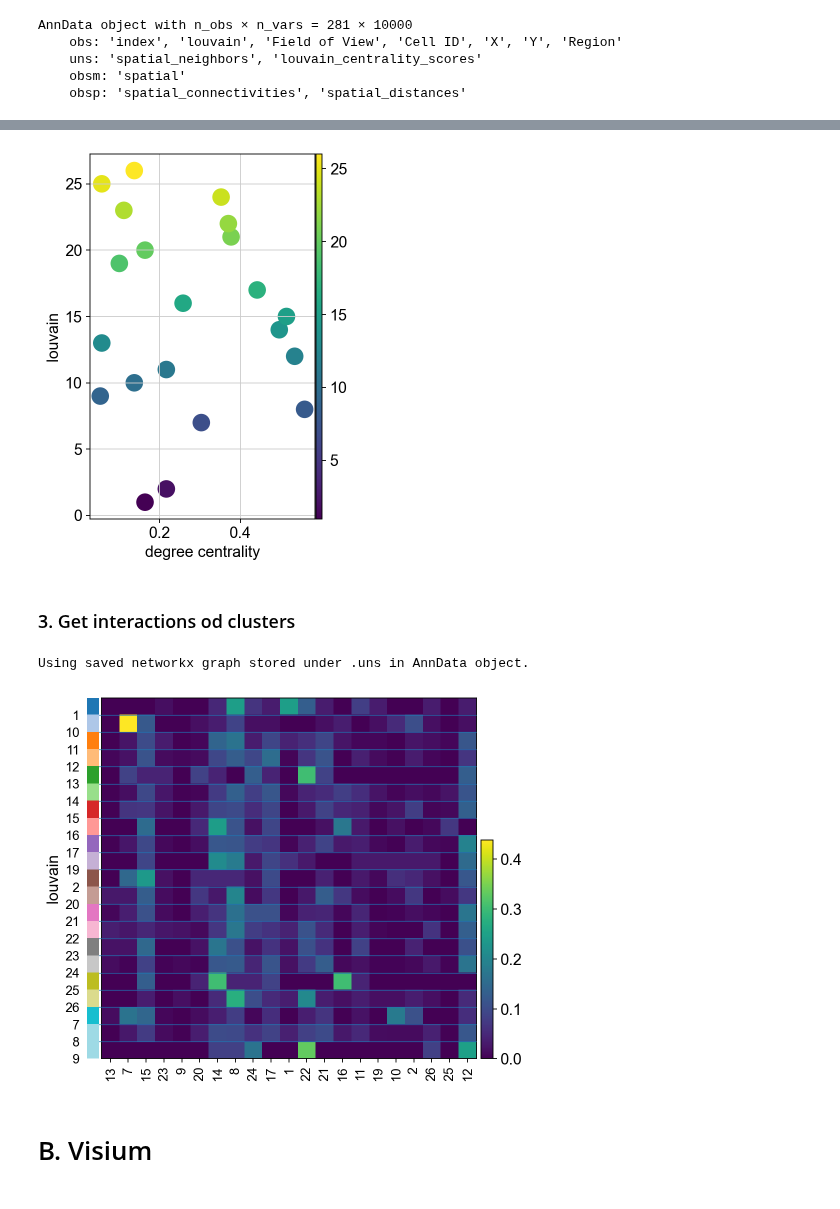
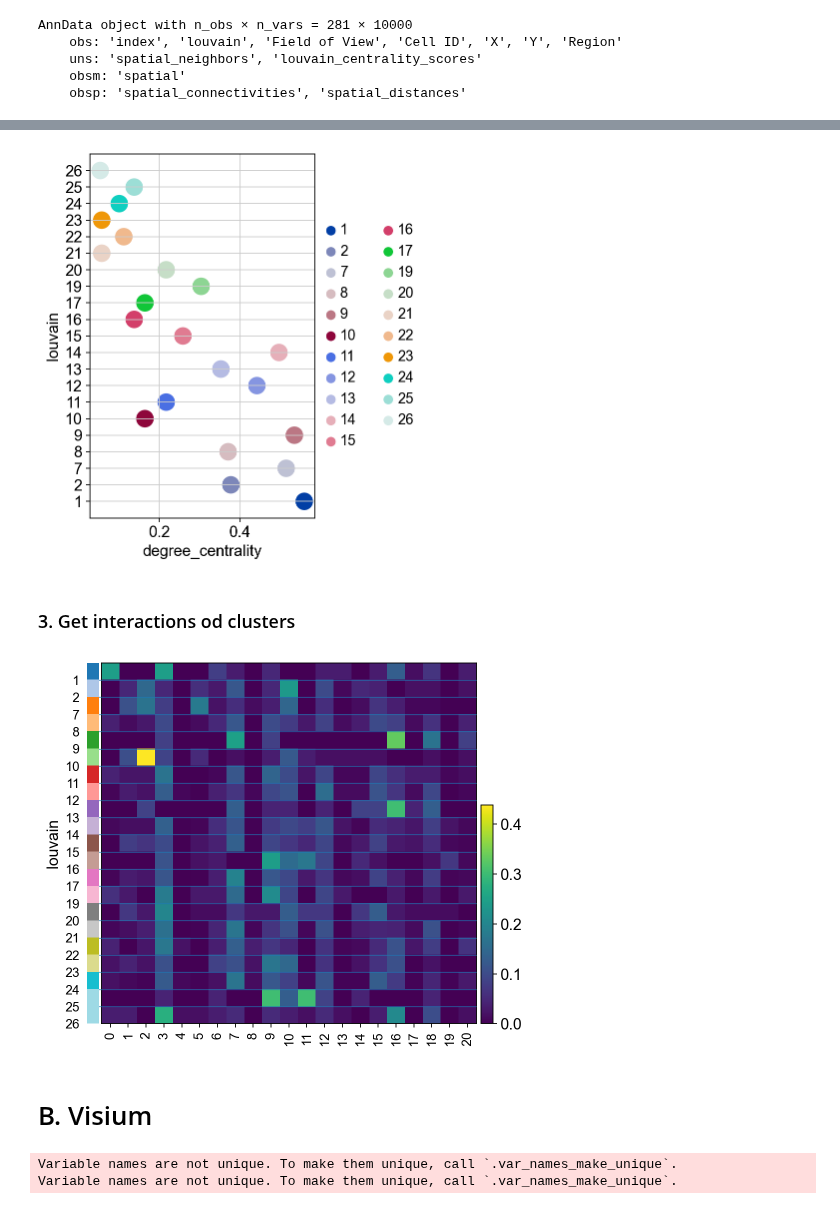
Before and after one commit to scverse/squidpy, a Jupyter notebook: notebooks/centrality_measures.ipynb, the cells around one changed output, grey strips where cells are left out. Drawn from its saved outputs; the diff is of its cells as text; code cells hidden in the pictures.

Commit message:
update scanpy plotting functionalities

```diff
--- a/notebooks/centrality_measures.ipynb
+++ b/notebooks/centrality_measures.ipynb
@@ -93,16 +59,14 @@ ValueError: Key louvain could be found in both .var_names and .obs.columns
 # %%
-pl.centrality_scores(adata_svz_5, selected_score='degree centrality')
+pl.centrality_scores(adata_svz_5, 'louvain', selected_score='degree_centrality')
 # %% [output]
-[figure, old version]
+[figure, new version]
 # %% [markdown]
 ### 3. Get interactions od clusters
 # %%
-graph.interaction_matrix(adata_svz_5, clusters_key='louvain', normalized=True)
+graph.interaction_matrix(adata_svz_5, cluster_key='louvain', normalized=True)
-# %% [output]
-Using saved networkx graph stored under .uns in AnnData object.
 # %%
-pl.interaction_matrix(adata_svz_5)
+pl.interaction_matrix(adata_svz_5, 'louvain')
 # %% [output]
-[figure, old version]
+[figure, new version]
 # %% [markdown]
 # B. Visium
@@ -112 +73,6 @@ dataset_folder = ""
+# %%
+adata = sc.datasets.visium_sge('V1_Mouse_Brain_Sagittal_Posterior_Section_2')
+# %% [output]
+Variable names are not unique. To make them unique, call `.var_names_make_unique`.
+Variable names are not unique. To make them unique, call `.var_names_make_unique`.
 # %%
```
Also changed, not shown: parts of 17 cells of this notebook, 2 other files.
